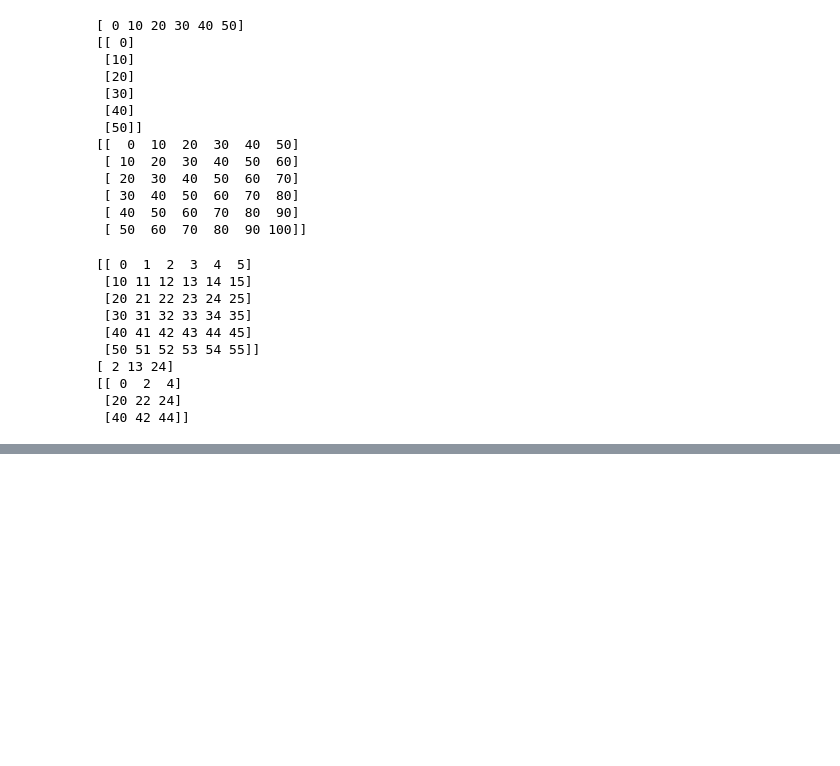
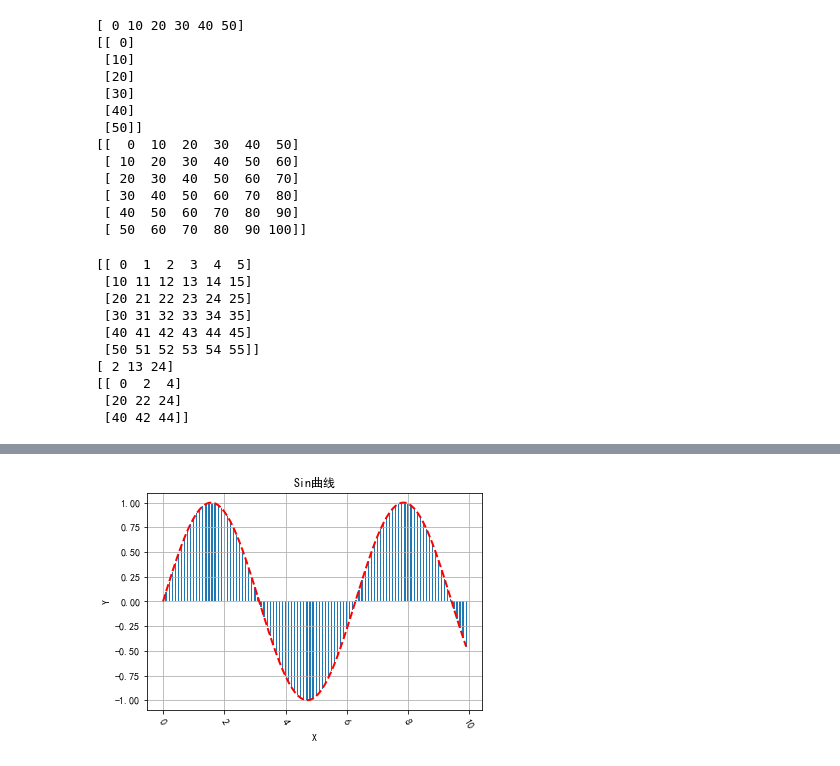
Before and after one commit to ToWorkit/ML_BASE, a Jupyter notebook: ml_base/_numpy/_numpy.ipynb, the cells around one changed output, grey strips where cells are left out. Cells and saved outputs as stored; diff of their text form; code cells hidden in the pictures; blank space fills up the shorter version.

```diff
--- a/ml_base/_numpy/_numpy.ipynb
+++ b/ml_base/_numpy/_numpy.ipynb
@@ -268,0 +526,16 @@ None
+# %%
+# Bar
+x = np.arange(0, 10, 0.1)
+y = np.sin(x)
+plt.bar(x, y, width=0.04, linewidth=0.2)
+plt.plot(x, y, 'r--', linewidth=2)
+plt.title(u'Sin曲线')
+plt.xticks(rotation = -60)
+# 坐标
+plt.xlabel('X')
+plt.ylabel('Y')
+# 格子
+plt.grid()
+plt.show()
+# %% [output]
+[figure, added]
```
Also changed, not shown: parts of 59 cells of this notebook, 35 other files.
